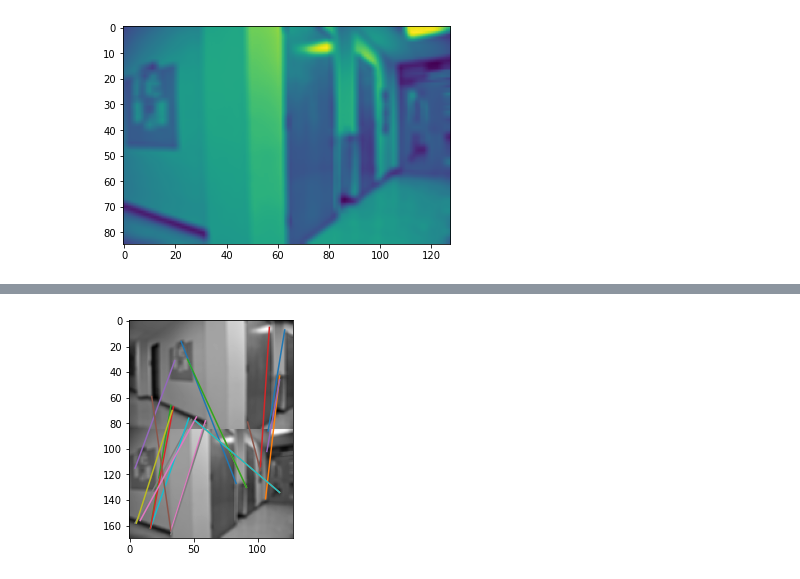
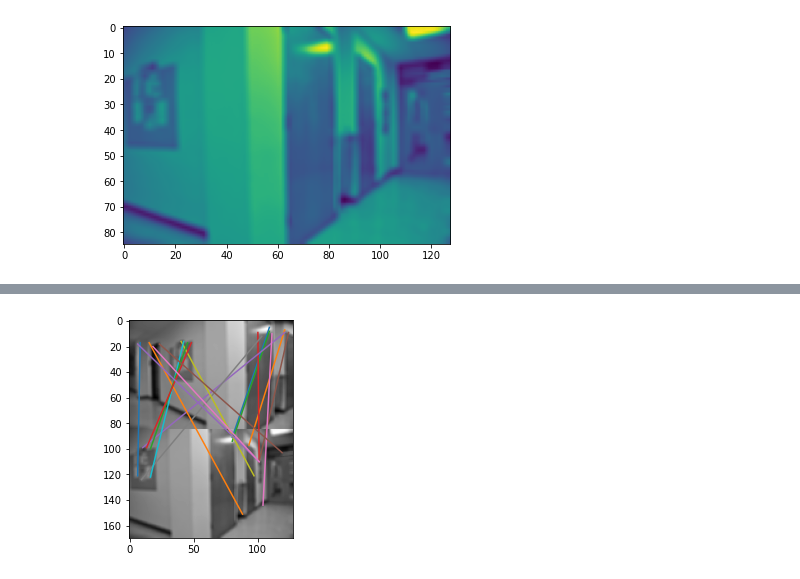
Before and after one commit to Tsmorz/computer-vision, a Jupyter notebook: Project 2/Harris Corner Matching.ipynb, the cells around one changed output, grey strips where cells are left out. Saved outputs shown, nothing was run; the diff lists cells and outputs as text; code cells hidden in the pictures.

```diff
--- a/Project 2/Harris Corner Matching.ipynb
+++ b/Project 2/Harris Corner Matching.ipynb
@@ -290,7 +389,8 @@ Better corners: 98.0
 # %%
 # Find matches
 print('Finding matches...')
-num_matches = 50
-matches = findMatches(better_corners1,better_corners2,width,num_matches)
+num_matches = np.int(np.floor(better_corners1.shape[0]/5))
+matches = patch2patch(better_corners1,better_corners2,width,num_matches)
+print(np.int(np.floor(better_corners1.shape[0]/5)),'matches found.')
 # %% [output]
 Finding matches...
@@ -305,4 +398,4 @@ ValueError: cannot reshape array of size 25 into shape (1,0)
 # %%
-drawLines(im1,im2,matches)
+drawLines(im1,im2,matches,0.0)
 # %% [output]
-[figure, old version]
+[figure, new version]
```
Also changed, not shown: parts of 4 cells of this notebook.
